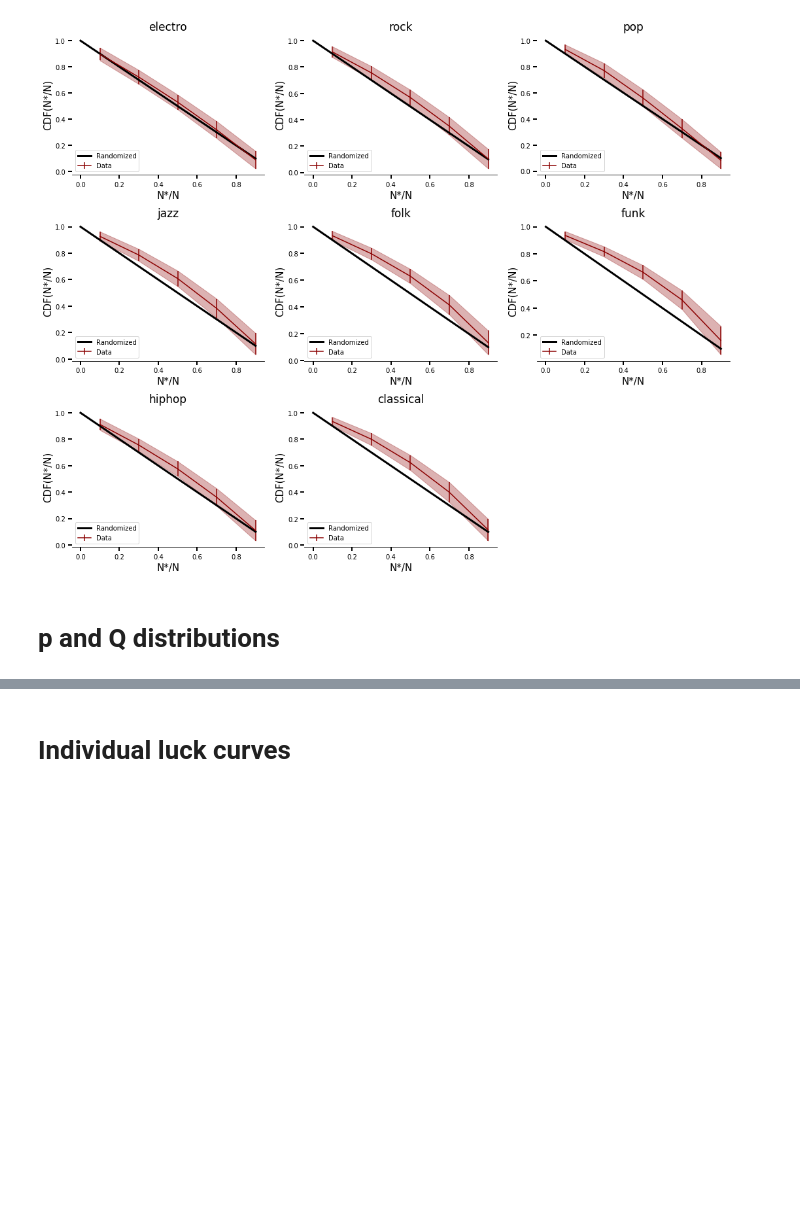
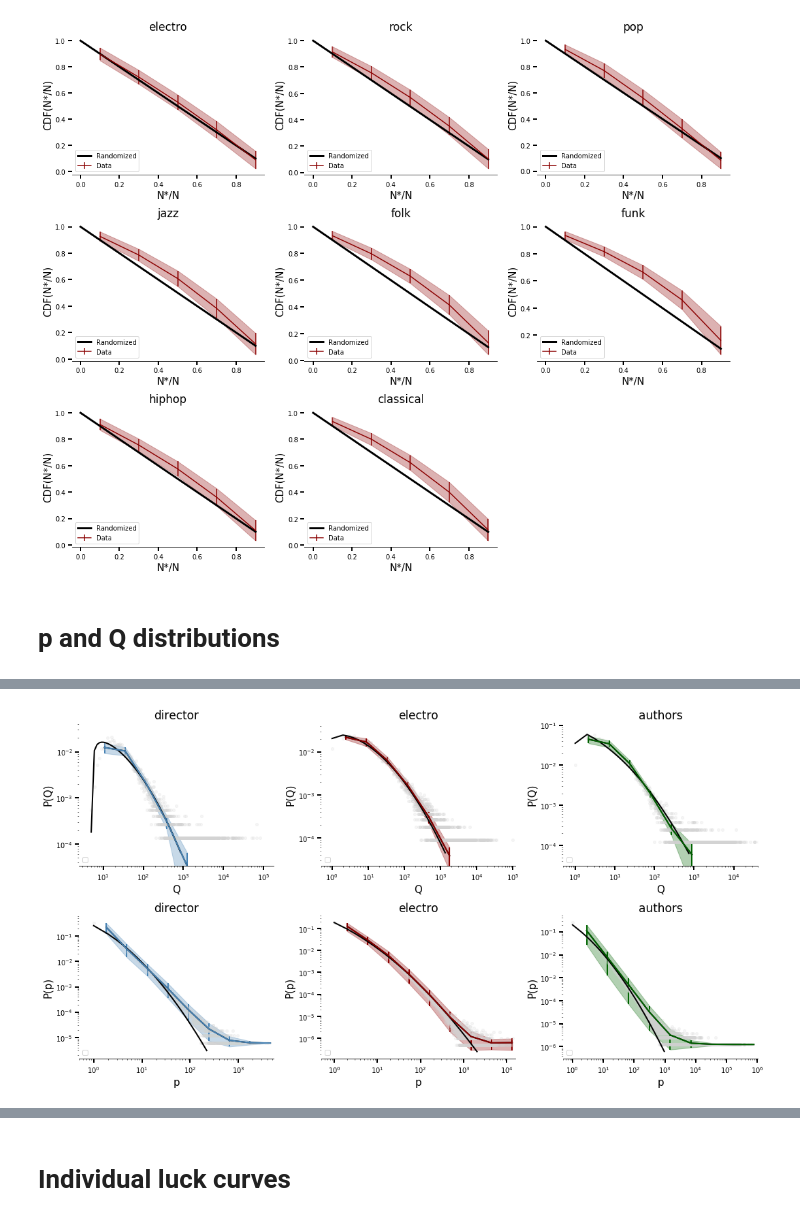
Before and after one commit to milanjanosov/success_engine, a Jupyter notebook: QMODELNEW/FinalPlots.ipynb, the cells around one changed output, grey strips where cells are left out. Cells and saved outputs as stored; diff of their text form; code cells hidden in the pictures; blank space fills up the shorter version.

```diff
--- a/QMODELNEW/FinalPlots.ipynb
+++ b/QMODELNEW/FinalPlots.ipynb
@@ -260,0 +167,69 @@ plt.tight_layout()
+# %%
+def do_p_Q_plots(field, bx, color, tipus, nbins):
+
+    Qdata    = 'DataToPlot/3_pQ_distributions_processed/' + field + '_' + tipus + 'data.dat'
+    Qfit     = 'DataToPlot/3_pQ_distributions_processed/' + field + '_' + tipus + 'fit.dat'
+    Qbinned  = 'DataToPlot/3_pQ_distributions_processed/' + field + '_' + tipus + 'binned.dat'
+
+
+    Qx,    Qy        = zip(*[ [float(fff) for fff in line.strip().split('\t')] for line in open(Qdata)])
+    fQx,  fQy        = zip(*[ [float(fff) for fff in line.strip().split('\t')] for line in open(Qfit)])
+    bQx,  bQy, berr  = zip(*[ [float(fff) for fff in line.strip().split('\t')] for line in open(Qbinned)])
+
+
+    bx.plot(Qx,   Qy, 'o', color = 'lightgrey', alpha = 0.2, linewidth = 0, markersize = 4)
+    bx.plot(fQx, fQy,      color = 'k', linewidth = 2)
+    bx.errorbar(bQx, bQy,  yerr  = berr ,   color = 'k', linewidth = 2)
+    bx.errorbar(bQx, bQy,  yerr = berr, linewidth = 2, color = color)
+    bx.fill_between(bQx, np.asarray(bQy)- np.asarray(berr), np.asarray(bQy) + np.asarray(berr), color = color, alpha = 0.3)
+
+
+    bx.set_xscale('log')
+    bx.set_yscale('log')
+    bx.set_title(field + ' - P(' + tipus + ')', fontsize = 15)
+
+    bx.set_ylabel('P(' + tipus + ')', fontsize = 15)
+    bx.set_xlabel(tipus, fontsize = 15)
+
+    bx.set_ylim([0.25*min(Qy), 2*max(Qy)])
+    bx.set_xlim([0.5*min(Qx), 0.8*max(Qx)])
+
+    bx.set_ylabel('P(' + tipus + ')', fontsize = 15)
+    bx.set_xlabel(tipus, fontsize = 15)
+
+    for pos in ['right', 'top', 'left']:
+        bx.spines[pos].set_edgecolor('white')
+
+    bx.tick_params(axis='x', length=6, width=2, colors='black')
+    bx.tick_params(axis='y', length=6, width=2, colors='black')
+    bx.legend(loc = 'lower left', fontsize = 10)
+
+    bx.set_title(field.split('-')[0], fontsize = 17)
+
+    for pos in ['right', 'top', 'left']:
+        bx.spines[pos].set_edgecolor('white')
+
+    bx.tick_params(axis='x', length=6, width=2, colors='black')
+    bx.tick_params(axis='y', length=6, width=2, colors='black')
+    bx.legend(loc = 'lower left', fontsize = 10)
+
+
+
+
+f, ax = plt.subplots(2,3, figsize = (15,8,))
+
+do_p_Q_plots('director-10', ax[0,0], 'steelblue', 'Q', 10)
+do_p_Q_plots('director-10', ax[1,0], 'steelblue', 'p', 10)
+
+do_p_Q_plots('electro-80', ax[0,1], 'darkred', 'Q', 10)
+do_p_Q_plots('electro-80', ax[1,1], 'darkred', 'p', 10)
+
+do_p_Q_plots('authors-50', ax[0,2], 'darkgreen', 'Q', 10)
+do_p_Q_plots('authors-50', ax[1,2], 'darkgreen', 'p', 10)
+
+plt.tight_layout()
+
+
+plt.savefig('../../../../Dropbox/Artisic_careers_paper/text/Figures/F3.png')
+# %% [output]
+[figure, added]
```
Also changed, not shown: parts of 16 cells of this notebook.
